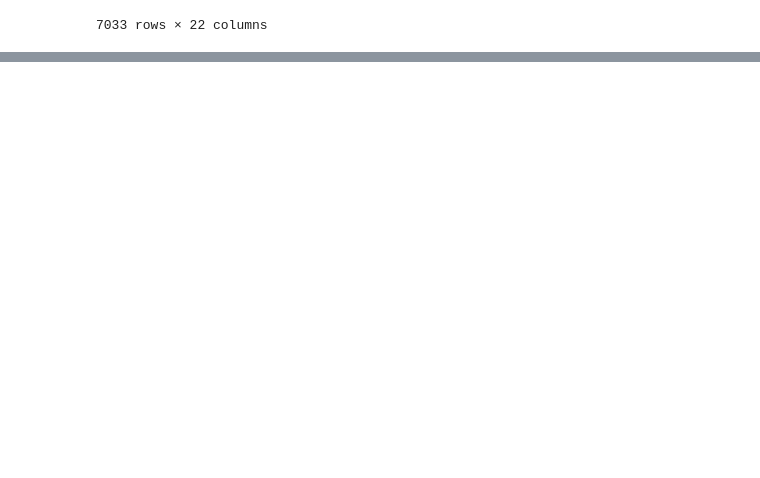
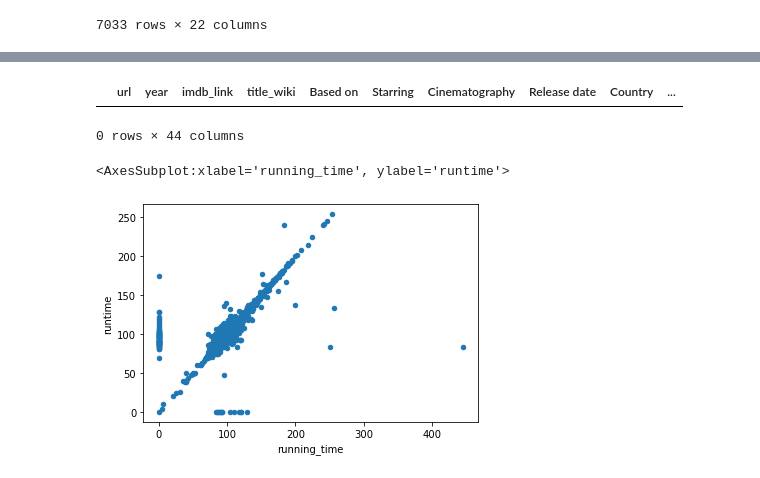
Before and after one commit to Ninax3/Movies-ETL, a Jupyter notebook: Movies_ETL_data.ipynb, the cells around one changed output, grey strips where cells are left out. Saved outputs shown, nothing was run; the diff lists cells and outputs as text; code cells hidden in the pictures; blank space fills up the shorter version.

```diff
--- a/Movies_ETL_data.ipynb
+++ b/Movies_ETL_data.ipynb
@@ -709,0 +736,11 @@ wiki_movies_df
+# %%
+# covert the video column to only entries that are true and assign it back to video column
+kaggle_metadata['video'] = kaggle_metadata['video'] == 'True'
+# %%
+# convert budget, id and popularity columns to numeric
+kaggle_metadata['budget'] = kaggle_metadata['budget'].astype(int)
+kaggle_metadata['id'] = pd.to_numeric(kaggle_metadata['id'], errors='raise')
+kaggle_metadata['popularity'] = pd.to_numeric(kaggle_metadata['popularity'], errors='raise')
+# %%
+# convert release date to Pandas datetime
+kaggle_metadata['release_date'] = pd.to_datetime(kaggle_metadata['release_date'])
@@ -709,0 +797,4 @@ wiki_movies_df
+# %%
+# in preparation for inner join on IMDb ID, check list of columns to identify redundant ones
+movies_df = pd.merge(wiki_movies_df, kaggle_metadata, on='imdb_id', suffixes=['_wiki','_kaggle'])
+movies_df.columns
@@ -709,0 +842,12 @@ wiki_movies_df
+# %%
+# Show any rows where title_kaggle is empty
+movies_df[(movies_df['title_kaggle'] == '') | (movies_df['title_kaggle'].isnull())]
+# %% [output]
+|  | url | year | imdb_link | title_wiki | Based on | Starring | Cinematography | Release date | Country | ... |
+0 rows × 44 columns
+# %%
+#create scatter plot for running time and fill missing values with zero
+movies_df.fillna(0).plot(x='running_time', y='runtime', kind='scatter')
+# %% [output]
+<AxesSubplot:xlabel='running_time', ylabel='runtime'>
+[figure, added]
```
Also changed, not shown: parts of 33 cells of this notebook.
